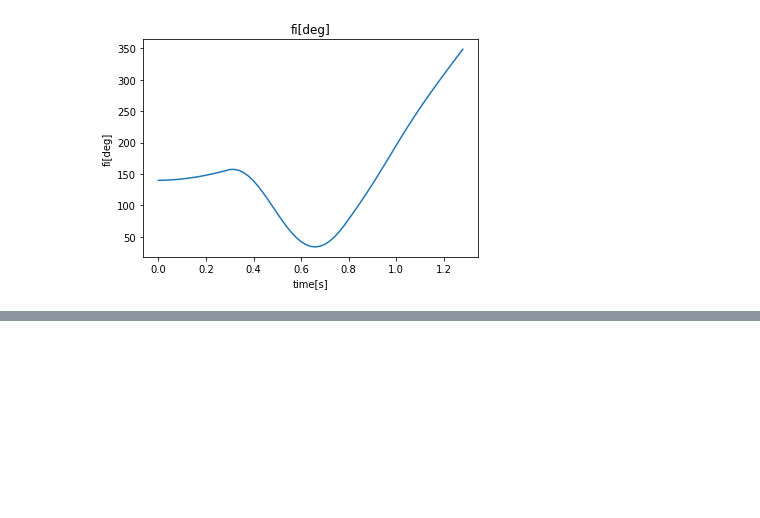
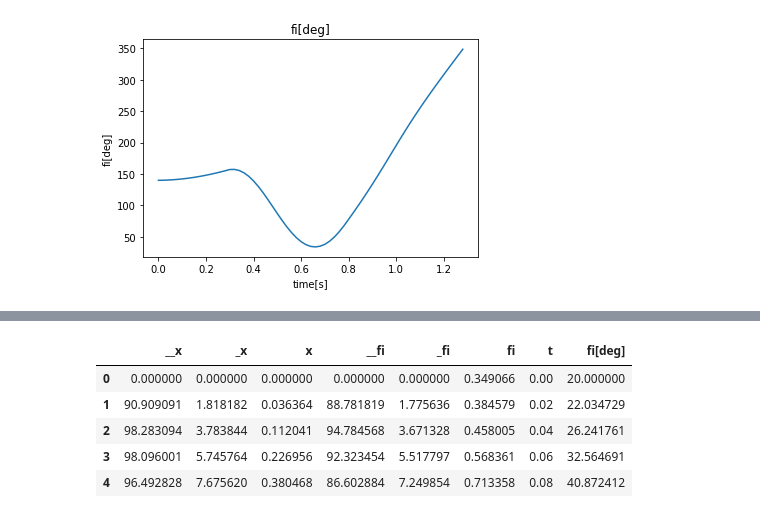
Before and after one commit to Slawomir8Mazur/Inverted-pendulum-AI-control, a Jupyter notebook: Reinforced_learning.ipynb, the cells around one changed output, grey strips where cells are left out. Saved outputs shown, nothing was run; the diff lists cells and outputs as text; code cells hidden in the pictures; blank space fills up the shorter version.

```diff
--- a/Reinforced_learning.ipynb
+++ b/Reinforced_learning.ipynb
@@ -248,0 +373,9 @@ d = DynamicLearning()
+# %%
+temp.stack_of_movement.head()
+# %% [output]
+|  | __x | _x | x | __fi | _fi | fi | t | fi[deg] |
+| 0 | 0.000000 | 0.000000 | 0.000000 | 0.000000 | 0.000000 | 0.349066 | 0.00 | 20.000000 |
+| 1 | 90.909091 | 1.818182 | 0.036364 | 88.781819 | 1.775636 | 0.384579 | 0.02 | 22.034729 |
+| 2 | 98.283094 | 3.783844 | 0.112041 | 94.784568 | 3.671328 | 0.458005 | 0.04 | 26.241761 |
+| 3 | 98.096001 | 5.745764 | 0.226956 | 92.323454 | 5.517797 | 0.568361 | 0.06 | 32.564691 |
+| 4 | 96.492828 | 7.675620 | 0.380468 | 86.602884 | 7.249854 | 0.713358 | 0.08 | 40.872412 |
```
Also changed, not shown: parts of 9 cells of this notebook.
